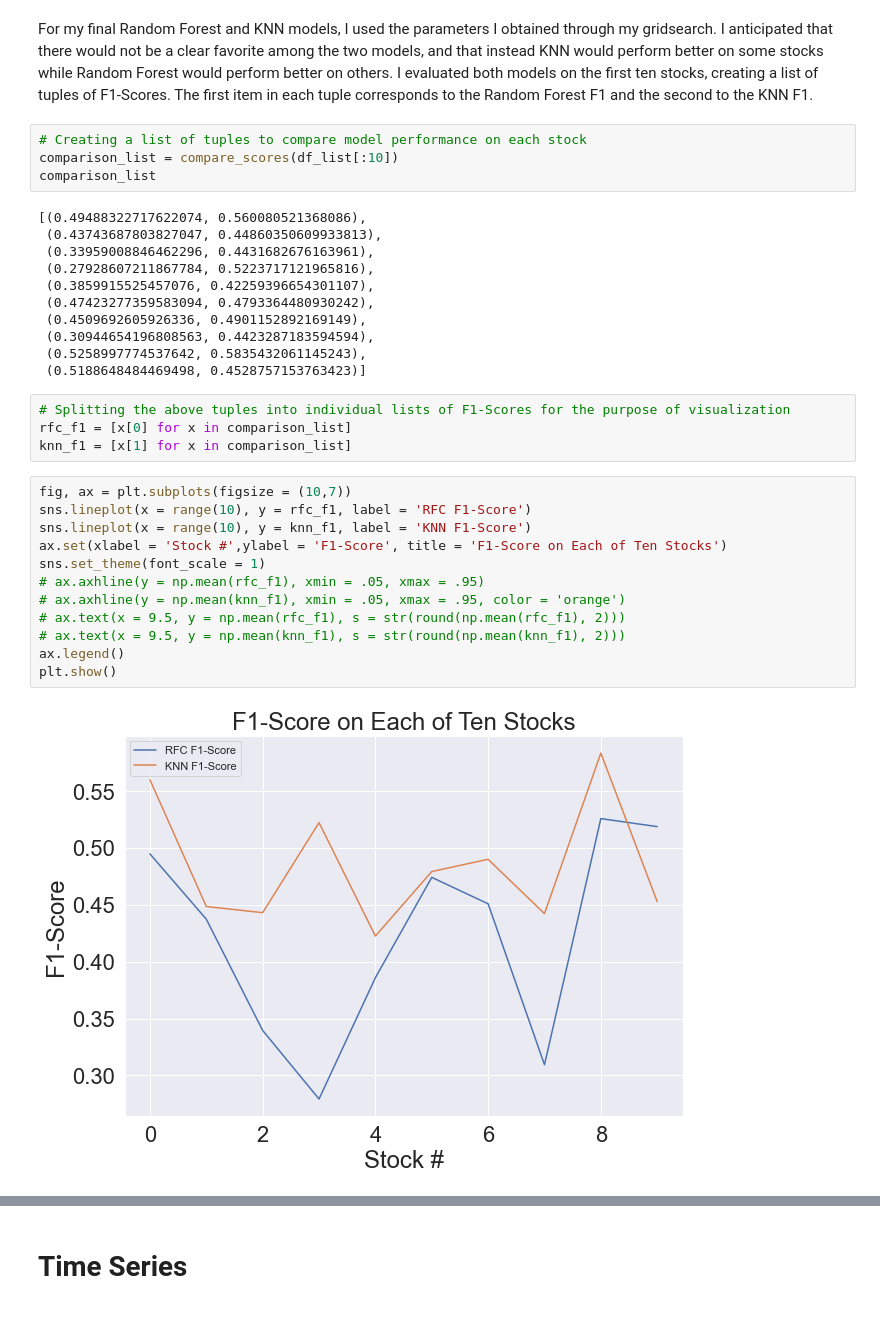
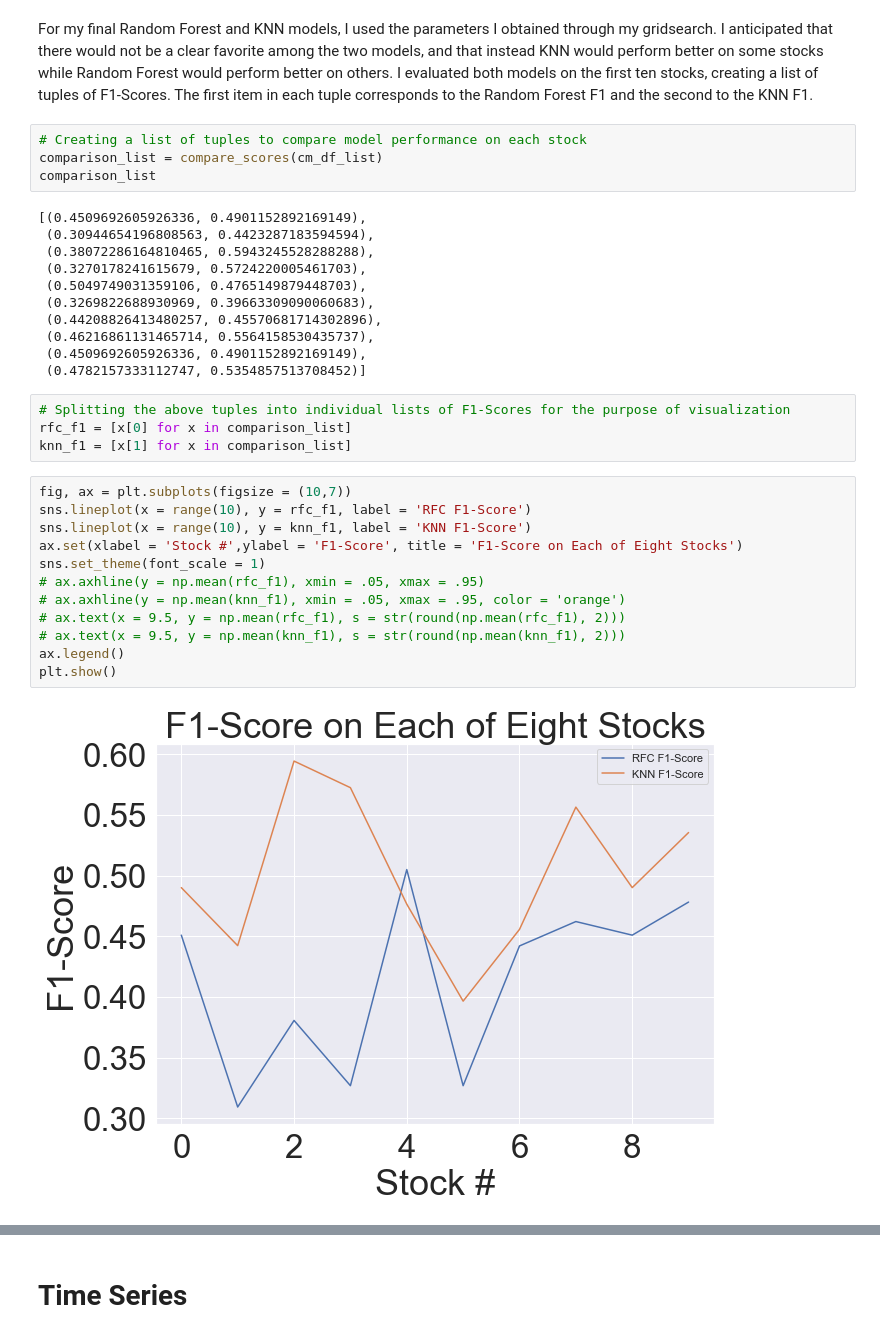
Before and after one commit to jakeoddi/Stock-Price-Forecasting, a Jupyter notebook: small_cap_stock_price_prediction_notebook.ipynb, the cells around one changed output, grey strips where cells are left out. Cells and saved outputs as stored; diff of their text form.

```diff
--- a/small_cap_stock_price_prediction_notebook.ipynb
+++ b/small_cap_stock_price_prediction_notebook.ipynb
@@ -948,19 +948,19 @@ def compare_scores(df_list):
 For my final Random Forest and KNN models, I used the parameters I obtained through my gridsearch. I anticipated that there would not be a clear favorite among the two models, and that instead KNN would perform better on some stocks while Random Forest would perform better on others. I evaluated both models on the first ten stocks, creating a list of tuples of F1-Scores. The first item in each tuple corresponds to the Random Forest F1 and the second to the KNN F1.
 # %%
 # Creating a list of tuples to compare model performance on each stock
-comparison_list = compare_scores(df_list[:10])
+comparison_list = compare_scores(cm_df_list)
 comparison_list
 # %% [output]
-[(0.49488322717622074, 0.560080521368086),
- (0.43743687803827047, 0.44860350609933813),
- (0.33959008846462296, 0.4431682676163961),
- (0.27928607211867784, 0.5223717121965816),
- (0.3859915525457076, 0.42259396654301107),
- (0.47423277359583094, 0.4793364480930242),
+[(0.4509692605926336, 0.4901152892169149),
+ (0.30944654196808563, 0.4423287183594594),
+ (0.38072286164810465, 0.5943245528288288),
+ (0.3270178241615679, 0.5724220005461703),
+ (0.5049749031359106, 0.4765149879448703),
+ (0.3269822688930969, 0.39663309090060683),
+ (0.44208826413480257, 0.45570681714302896),
+ (0.46216861131465714, 0.5564158530435737),
  (0.4509692605926336, 0.4901152892169149),
- (0.30944654196808563, 0.4423287183594594),
- (0.5258997774537642, 0.5835432061145243),
- (0.5188648484469498, 0.4528757153763423)]
+ (0.4782157333112747, 0.5354857513708452)]
 # %%
 # Splitting the above tuples into individual lists of F1-Scores for the purpose of visualization
 rfc_f1 = [x[0] for x in comparison_list]
@@ -968,15 +968,15 @@ knn_f1 = [x[1] for x in comparison_list]
 # %%
 fig, ax = plt.subplots(figsize = (10,7))
 sns.lineplot(x = range(10), y = rfc_f1, label = 'RFC F1-Score')
 sns.lineplot(x = range(10), y = knn_f1, label = 'KNN F1-Score')
-ax.set(xlabel = 'Stock #',ylabel = 'F1-Score', title = 'F1-Score on Each of Ten Stocks')
+ax.set(xlabel = 'Stock #',ylabel = 'F1-Score', title = 'F1-Score on Each of Eight Stocks')
 sns.set_theme(font_scale = 1)
 # ax.axhline(y = np.mean(rfc_f1), xmin = .05, xmax = .95)
 # ax.axhline(y = np.mean(knn_f1), xmin = .05, xmax = .95, color = 'orange')
 # ax.text(x = 9.5, y = np.mean(rfc_f1), s = str(round(np.mean(rfc_f1), 2)))
 # ax.text(x = 9.5, y = np.mean(knn_f1), s = str(round(np.mean(knn_f1), 2)))
 ax.legend()
 plt.show()
 # %% [output]
-[figure, old version]
+[figure, new version]
 # %% [markdown]
```
Also changed, not shown: parts of 42 cells of this notebook, 6 other files.
